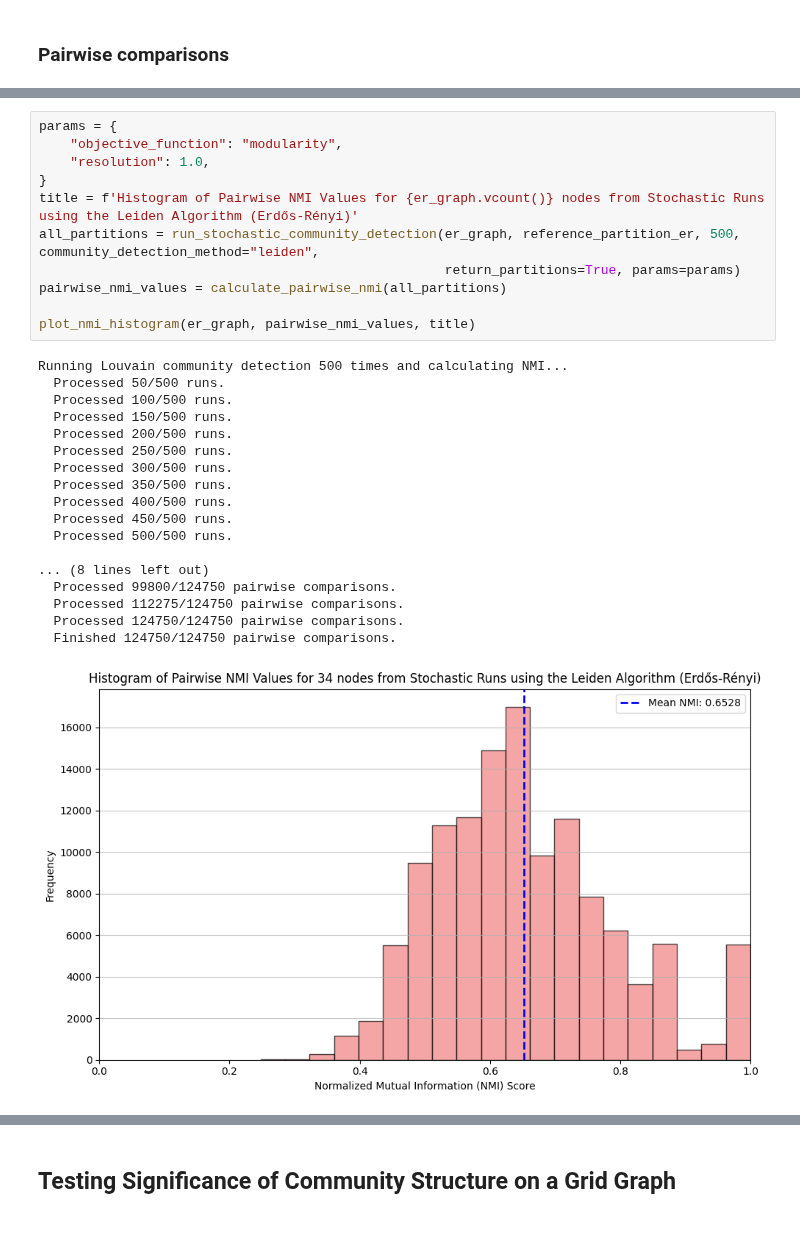
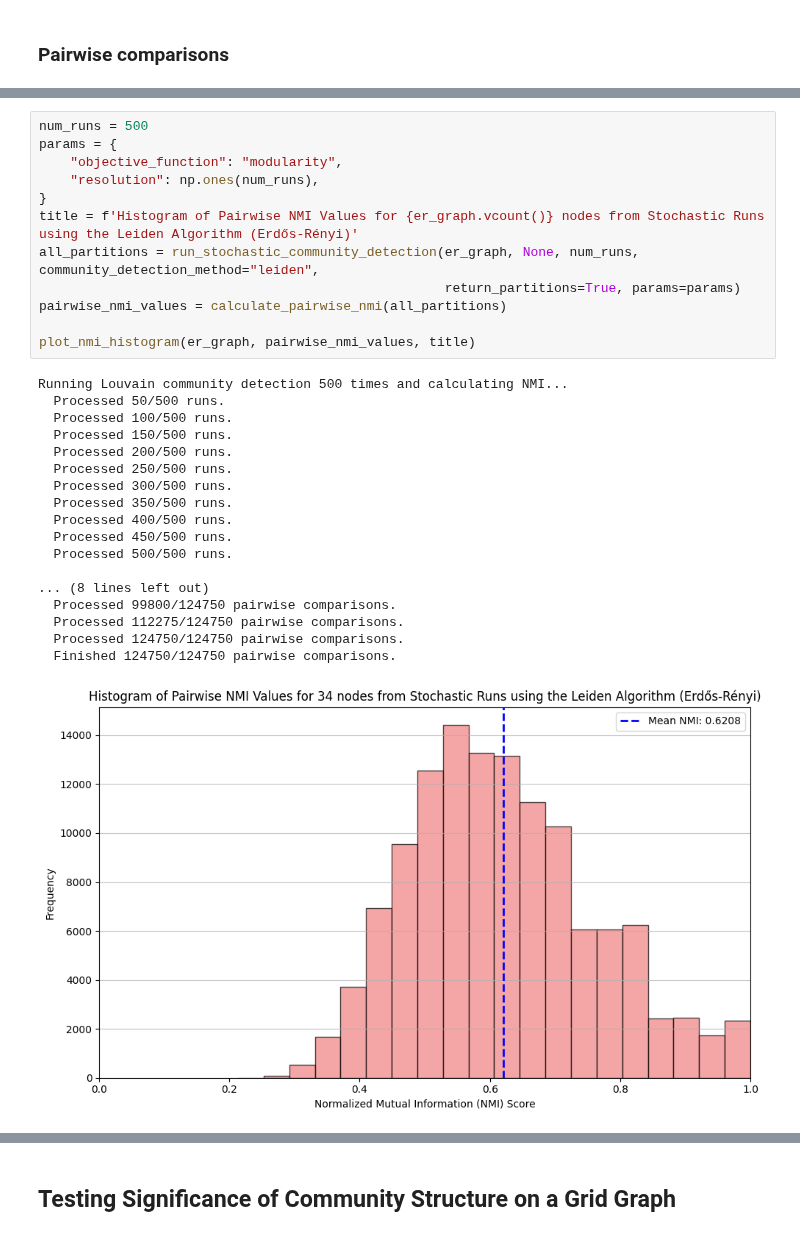
Before and after one commit to BeaMarton13/community-detection-guide-w-igraph, a Jupyter notebook: notebooks/test_significance_of_community.ipynb, the cells around one changed output, grey strips where cells are left out. Saved outputs shown, nothing was run; the diff lists cells and outputs as text.

Commit message:
add: multi-resolution and generalization of community methods

```diff
--- a/notebooks/test_significance_of_community.ipynb
+++ b/notebooks/test_significance_of_community.ipynb
@@ -119,30 +126,31 @@ Running Louvain community detection 500 times and calculating NMI...
 # %%
+num_runs = 500
 params = {
     "objective_function": "modularity",
-    "resolution": 1.0,
+    "resolution": np.ones(num_runs),
 }
 title = f'Histogram of Pairwise NMI Values for {er_graph.vcount()} nodes from Stochastic Runs using the Leiden Algorithm (Erdős-Rényi)'
-all_partitions = run_stochastic_community_detection(er_graph, reference_partition_er, 500, community_detection_method="leiden",
+all_partitions = run_stochastic_community_detection(er_graph, None, num_runs, community_detection_method="leiden",
                                                     return_partitions=True, params=params)
 pairwise_nmi_values = calculate_pairwise_nmi(all_partitions)
 
 plot_nmi_histogram(er_graph, pairwise_nmi_values, title)
 # %% [output]
 Running Louvain community detection 500 times and calculating NMI...
   Processed 50/500 runs.
   Processed 100/500 runs.
   Processed 150/500 runs.
   Processed 200/500 runs.
   Processed 250/500 runs.
   Processed 300/500 runs.
   Processed 350/500 runs.
   Processed 400/500 runs.
   Processed 450/500 runs.
   Processed 500/500 runs.
 
 ... (8 lines left out)
   Processed 99800/124750 pairwise comparisons.
   Processed 112275/124750 pairwise comparisons.
   Processed 124750/124750 pairwise comparisons.
   Finished 124750/124750 pairwise comparisons.
-[figure, old version]
+[figure, new version]
```
Also changed, not shown: parts of 11 cells of this notebook, 2 other files.
